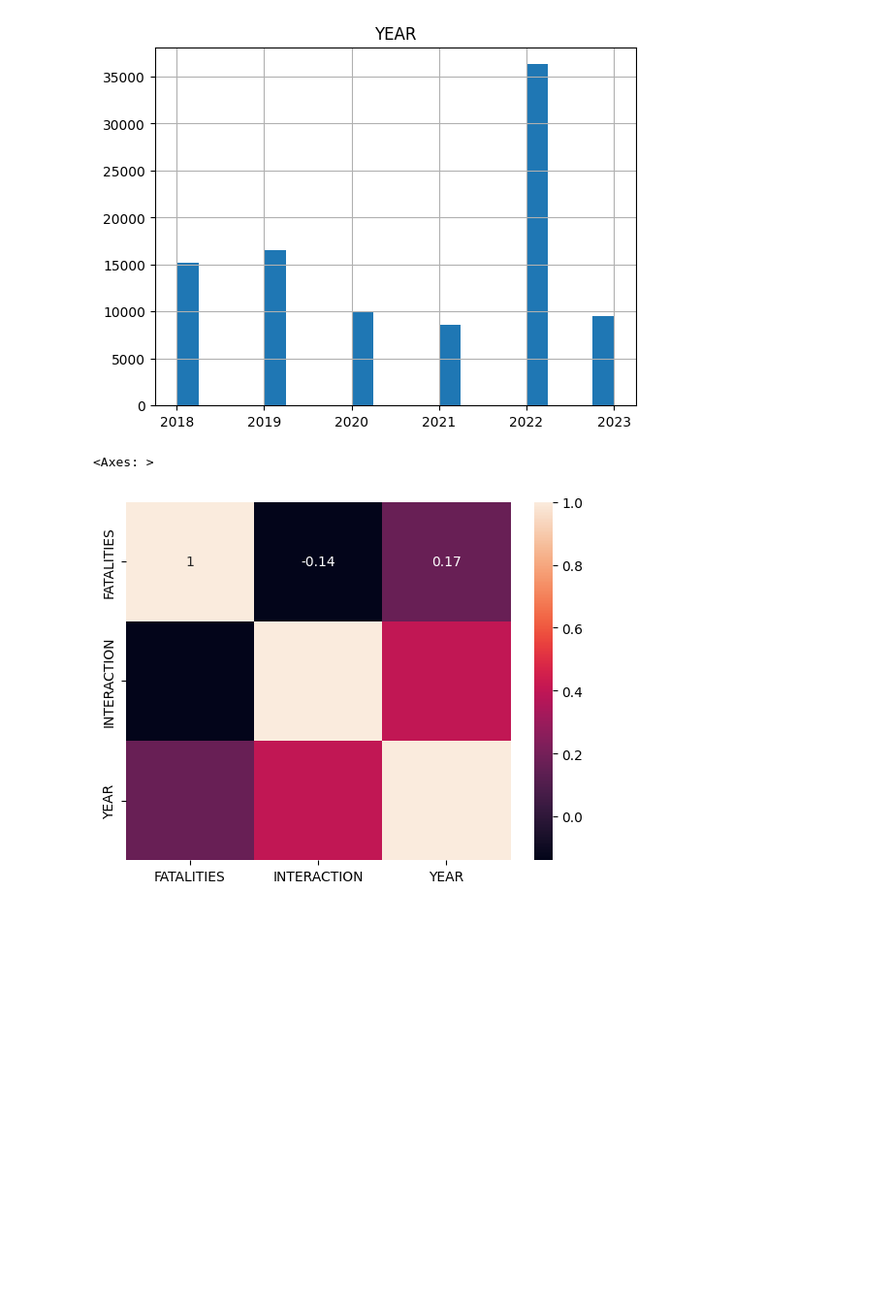
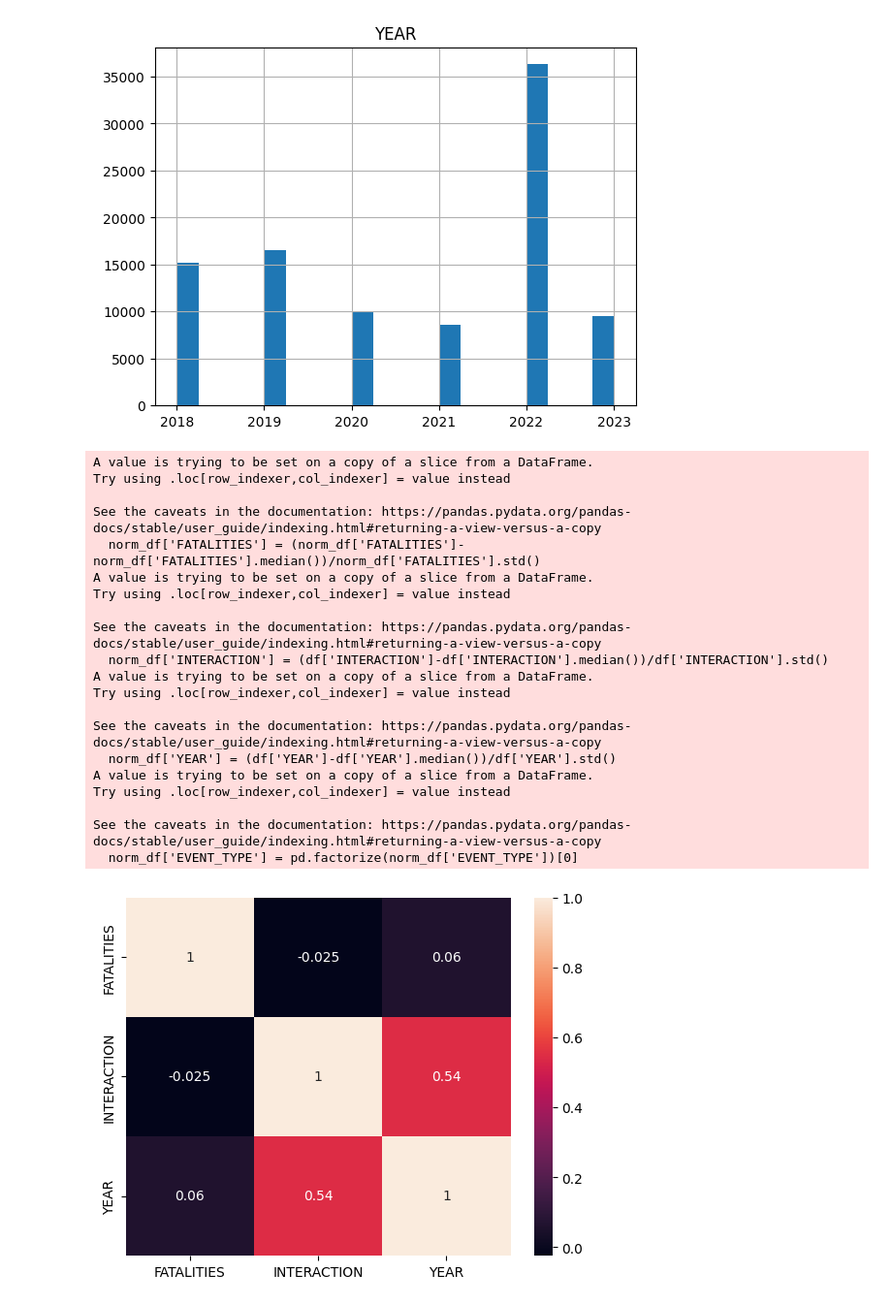
Before and after one commit to mishhgun01/ml-2023, a Jupyter notebook: lab_01.ipynb, the cells around one changed output. Shown: that part at 97% size. Cells and saved outputs as stored; diff of their text form; code cells hidden in the pictures; blank space fills up the shorter version.

```diff
--- a/lab_01.ipynb
+++ b/lab_01.ipynb
@@ -58,0 +71,3 @@ sns.heatmap(corr, annot=True)
+# %%
+df['EVENT_TYPE'] = pd.factorize(df['EVENT_TYPE'])[0]
+df['EVENT_TYPE']
@@ -64,13 +92,34 @@ df.hist(column='YEAR', bins=20)
 array([[<Axes: title={'center': 'YEAR'}>]], dtype=object)
 [figure]
 # %%
-norm_df = df[df['FATALITIES']>0][['FATALITIES', 'INTERACTION', 'YEAR']]
+norm_df = df[['FATALITIES', 'INTERACTION', 'YEAR', 'EVENT_TYPE', 'COUNTRY', 'ADMIN1']]
 norm_df['FATALITIES'] = (norm_df['FATALITIES']-norm_df['FATALITIES'].median())/norm_df['FATALITIES'].std()
 norm_df['INTERACTION'] = (df['INTERACTION']-df['INTERACTION'].median())/df['INTERACTION'].std()
 norm_df['YEAR'] = (df['YEAR']-df['YEAR'].median())/df['YEAR'].std()
+norm_df['EVENT_TYPE'] = pd.factorize(norm_df['EVENT_TYPE'])[0]
 corr_df = norm_df[['FATALITIES', 'INTERACTION', 'YEAR']]
 corr = corr_df.corr()
 sns.heatmap(corr, annot=True)
+norm_df.to_csv(r'df_preprocessed.csv', index= False )
 # %% [output]
-<Axes: >
+A value is trying to be set on a copy of a slice from a DataFrame.
+Try using .loc[row_indexer,col_indexer] = value instead
+
+See the caveats in the documentation: https://pandas.pydata.org/pandas-docs/stable/user_guide/indexing.html#returning-a-view-versus-a-copy
+  norm_df['FATALITIES'] = (norm_df['FATALITIES']-norm_df['FATALITIES'].median())/norm_df['FATALITIES'].std()
+A value is trying to be set on a copy of a slice from a DataFrame.
+Try using .loc[row_indexer,col_indexer] = value instead
+
+See the caveats in the documentation: https://pandas.pydata.org/pandas-docs/stable/user_guide/indexing.html#returning-a-view-versus-a-copy
+  norm_df['INTERACTION'] = (df['INTERACTION']-df['INTERACTION'].median())/df['INTERACTION'].std()
+A value is trying to be set on a copy of a slice from a DataFrame.
+Try using .loc[row_indexer,col_indexer] = value instead
+
+See the caveats in the documentation: https://pandas.pydata.org/pandas-docs/stable/user_guide/indexing.html#returning-a-view-versus-a-copy
+  norm_df['YEAR'] = (df['YEAR']-df['YEAR'].median())/df['YEAR'].std()
+A value is trying to be set on a copy of a slice from a DataFrame.
+Try using .loc[row_indexer,col_indexer] = value instead
+
+See the caveats in the documentation: https://pandas.pydata.org/pandas-docs/stable/user_guide/indexing.html#returning-a-view-versus-a-copy
+  norm_df['EVENT_TYPE'] = pd.factorize(norm_df['EVENT_TYPE'])[0]
-[figure, old version]
+[figure, new version]
```
Also changed, not shown: parts of 7 cells of this notebook, 10 other files.
